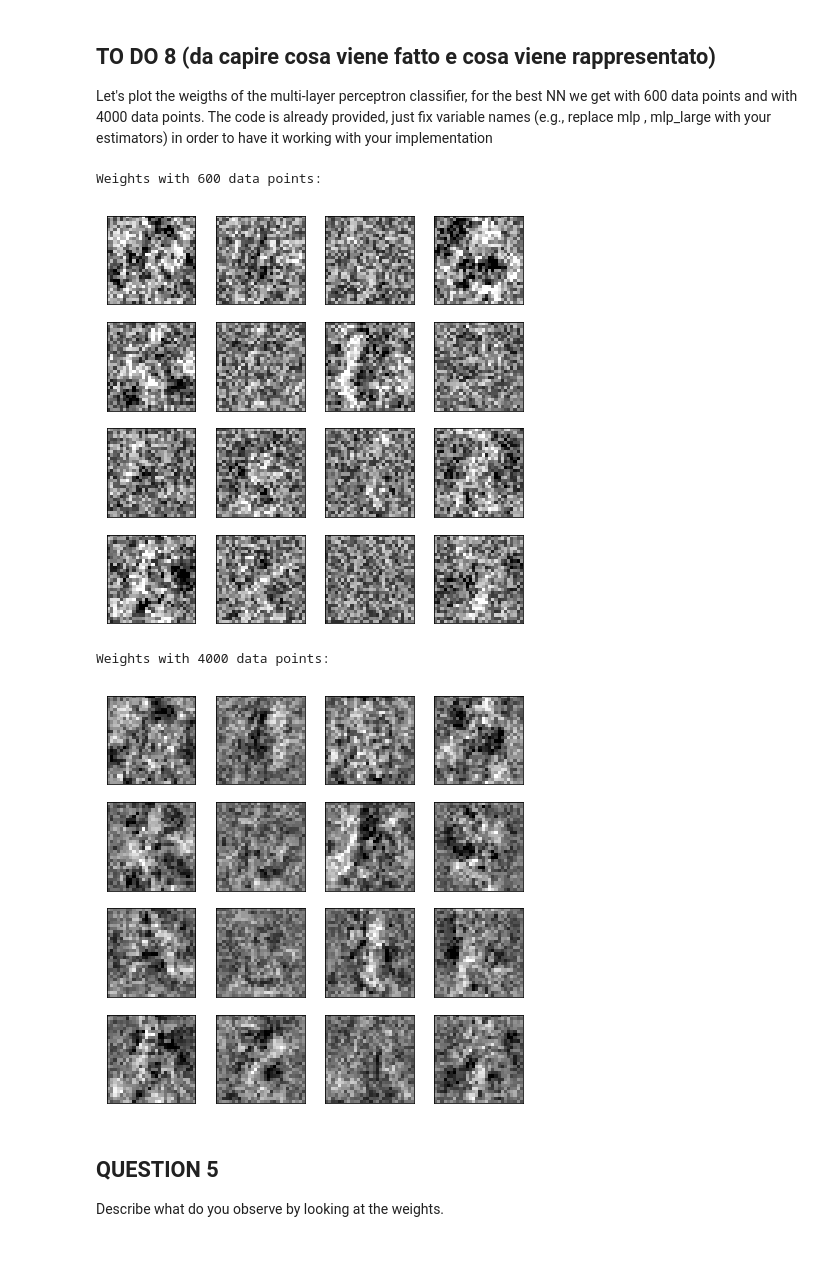
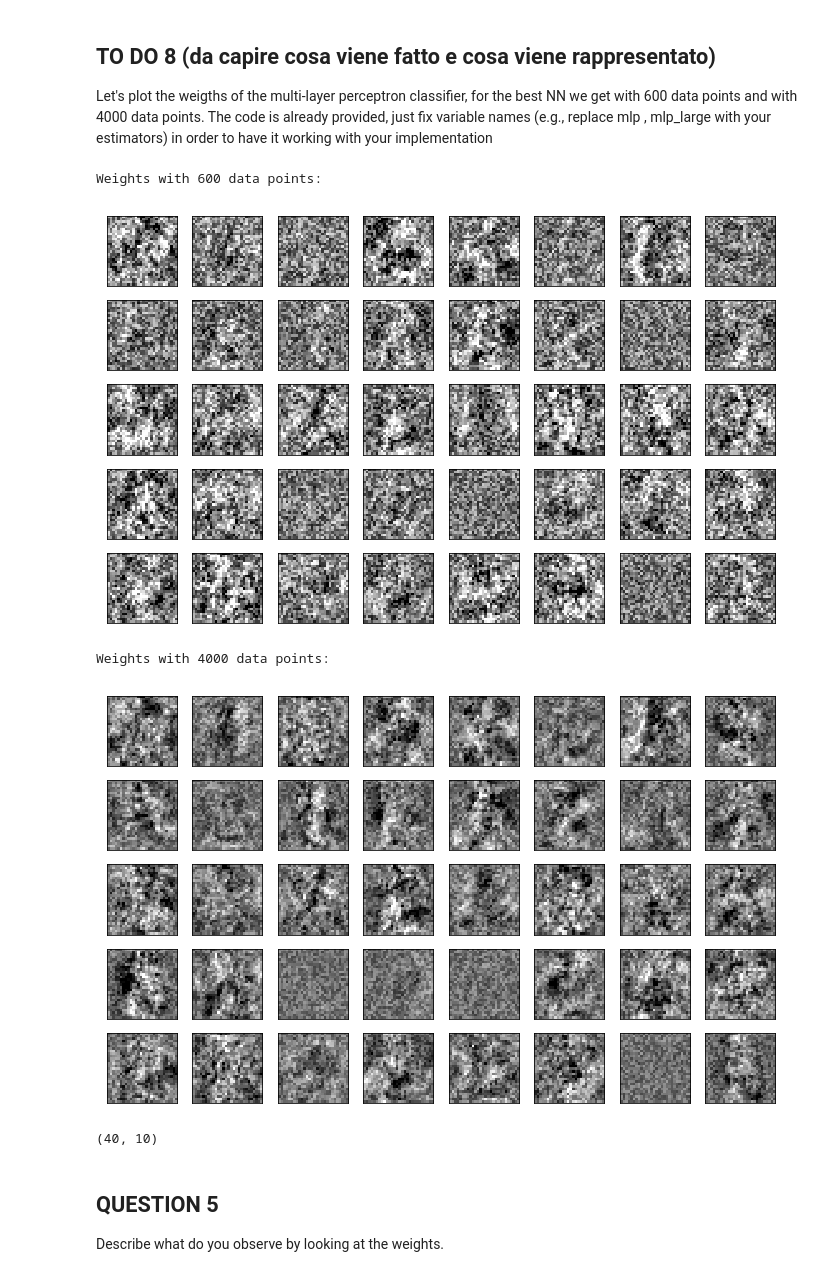
Before and after one commit to NicolaZomer/MachineLearning_Y2122, a Jupyter notebook: lab3/LAB3_Characters_Classification_with_Neural_Networks.ipynb, the cells around one changed output. Cells and saved outputs as stored; diff of their text form; code cells hidden in the pictures.

```diff
--- a/lab3/LAB3_Characters_Classification_with_Neural_Networks.ipynb
+++ b/lab3/LAB3_Characters_Classification_with_Neural_Networks.ipynb
@@ -293,6 +295,9 @@ def param_count(hl_size):
 
 hl_sizes = [(10,), (20,), (40,), (20,20,), (40,20,10)]
 hl_labels = [param_count(t) for t in hl_sizes]
+index = np.argsort(hl_labels)
+hl_labels = np.array(hl_labels)[index]
+hl_sizes = np.array(hl_sizes)[index]
 
 ti = time.time()
 train_acc_list, test_acc_list = [], []
@@ -311,7 +316,7 @@ for hl_size in hl_sizes:
     print('Done, training time: {:.2f} sec\n'.format(time.time()-ti))
     ti = time.time()
 
-fig, ax = plt.subplots(1,2, figsize=(15,5))
+fig, ax = plt.subplots(1,2, figsize=(18,6))
 
 
 ax[0].plot(train_acc_list)
@@ -574,14 +579,14 @@ for m in m_plot:
     training_err_plot.append(1 - mlp_tmp.score(X_train, y_train))
     test_err_plot.append(1 - mlp_tmp.score(X_test, y_test))
 
-fig, ax = plt.subplots(figsize=(15, 5))
+fig, ax = plt.subplots(figsize=(18, 6))
 # ax.scatter(m_plot, training_err_plot, label='Training error')
 ax.scatter(m_plot, test_err_plot)
 ax.plot(m_plot, test_err_plot, label='Test error')
 ax.set_xlabel('Number of training samples')
-ax.set_ylabel('Error')
-ax.set_title('Error VS Number of training samples')
-ax.xaxis.set_minor_locator(MultipleLocator(100))
+ax.set_ylabel('Test error')
+ax.set_title('Test error VS Number of training samples')
+ax.xaxis.set_minor_locator(MultipleLocator(200))
 ax.grid(alpha=0.5)
 ax.legend();
 # %% [output]
@@ -622,33 +627,36 @@ Let's plot the weigths of the multi-layer perceptron classifier, for the best NN
 # %%
 print("Weights with 600 data points:")
 
-fig, axes = plt.subplots(4, 4, figsize=(7.5, 7.5))
+fig, axes = plt.subplots(5, 8, figsize=(12, 7.5))
 vmin, vmax = mlp_best.coefs_[0].min(), mlp_best.coefs_[0].max()
 for coef, ax in zip(mlp_best.coefs_[0].T, axes.ravel()):
     ax.matshow(coef.reshape(28, 28), cmap=plt.cm.gray, vmin=.5 * vmin,
                vmax=.5 * vmax)
     ax.set_xticks(())
     ax.set_yticks(())
 
 plt.show()
 
-print("Weights with 4000 data points:")
+print("Weights with %i data points:" % m_training)
 
-fig, axes = plt.subplots(4, 4, figsize=(7.5, 7.5))
+fig, axes = plt.subplots(5, 8, figsize=(12, 7.5))
 vmin, vmax = mlp_moredata.coefs_[0].min(), mlp_moredata.coefs_[0].max()
 
-# ? here there was an error in the original code?
 for coef, ax in zip(mlp_moredata.coefs_[0].T, axes.ravel()):
     ax.matshow(coef.reshape(28, 28), cmap=plt.cm.gray, vmin=.5 * vmin,
                vmax=.5 * vmax)
     ax.set_xticks(())
     ax.set_yticks(())
 plt.show()
 # %% [output]
 Weights with 600 data points:
-[figure, old version]
+[figure, new version]
 Weights with 4000 data points:
-[figure, old version]
+[figure, new version]
+# %%
+mlp_moredata.coefs_[1].shape
+# %% [output]
+(40, 10)
 # %% [markdown]
 ## QUESTION 5
 
```
Also changed, not shown: parts of 9 cells of this notebook.
